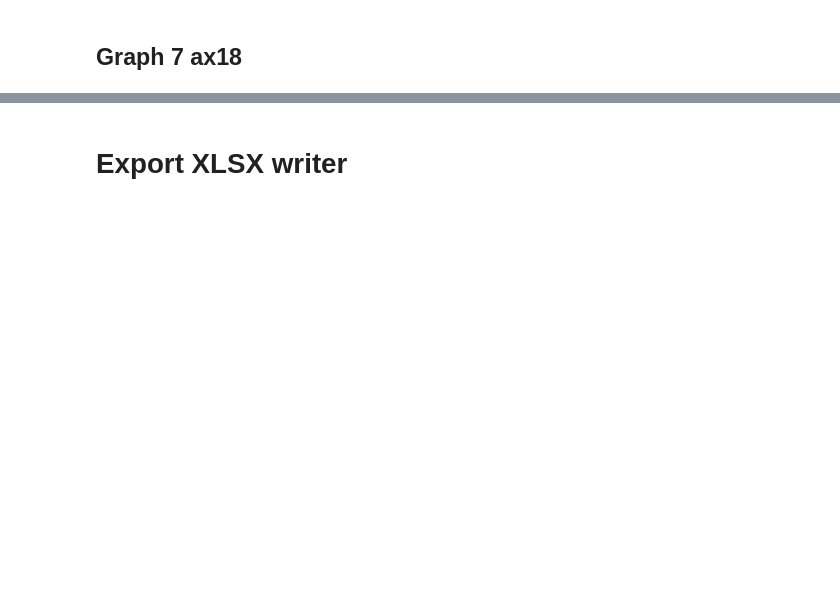
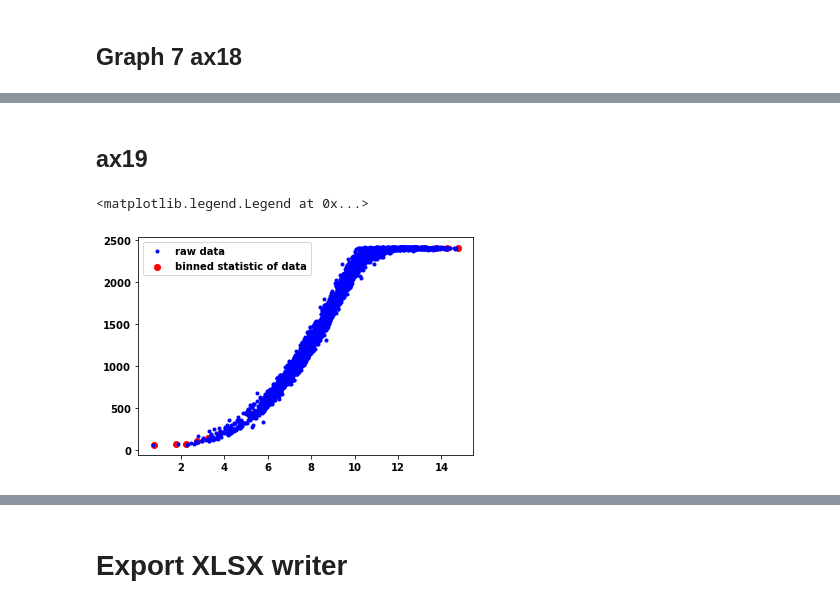
Before and after one commit to capem/TB-Performance, a Jupyter notebook: performance.ipynb, the cells around one changed output, grey strips where cells are left out. Saved outputs shown, nothing was run; the diff lists cells and outputs as text; code cells hidden in the pictures; blank space fills up the shorter version.

```diff
--- a/performance.ipynb
+++ b/performance.ipynb
@@ -1228,0 +1228,2 @@ df_ax18 = (cumul_results[['StationId','ELNX', 'EL_indefini_left']]
+# %% [markdown]
+## ax19
@@ -1228,0 +1235,30 @@ df_ax18 = (cumul_results[['StationId','ELNX', 'EL_indefini_left']]
+# %%
+def running_mean(x, N):
+    cumsum = np.cumsum(np.insert(x, 0, 0))
+    return (cumsum[N:] - cumsum[:-N]) / float(N)
+# %%
+df_ax19 = results.query('wtc_ActPower_min > 0 & StationId == 2307435')
+
+x_results = df_ax19.wtc_AcWindSp_mean.values
+y_results = df_ax19.wtc_ActPower_mean.values
+# %%
+bin_means, bin_edges, binnumber = binned_statistic(x_results,
+                                                   y_results,
+                                                   statistic='mean',
+                                                   bins=np.arange(0,25,0.5))
+bins = running_mean(bin_edges, 2)
+
+plt.figure()
+
+plt.plot(x_results, y_results, 'b.', label='raw data')
+
+plt.scatter(bins,
+            bin_means,
+            lw=1,
+            color='r',
+            label='binned statistic of data')
+
+plt.legend()
+# %% [output]
+<matplotlib.legend.Legend at 0x...>
+[figure, added]
```
Also changed, not shown: parts of 31 cells of this notebook.
